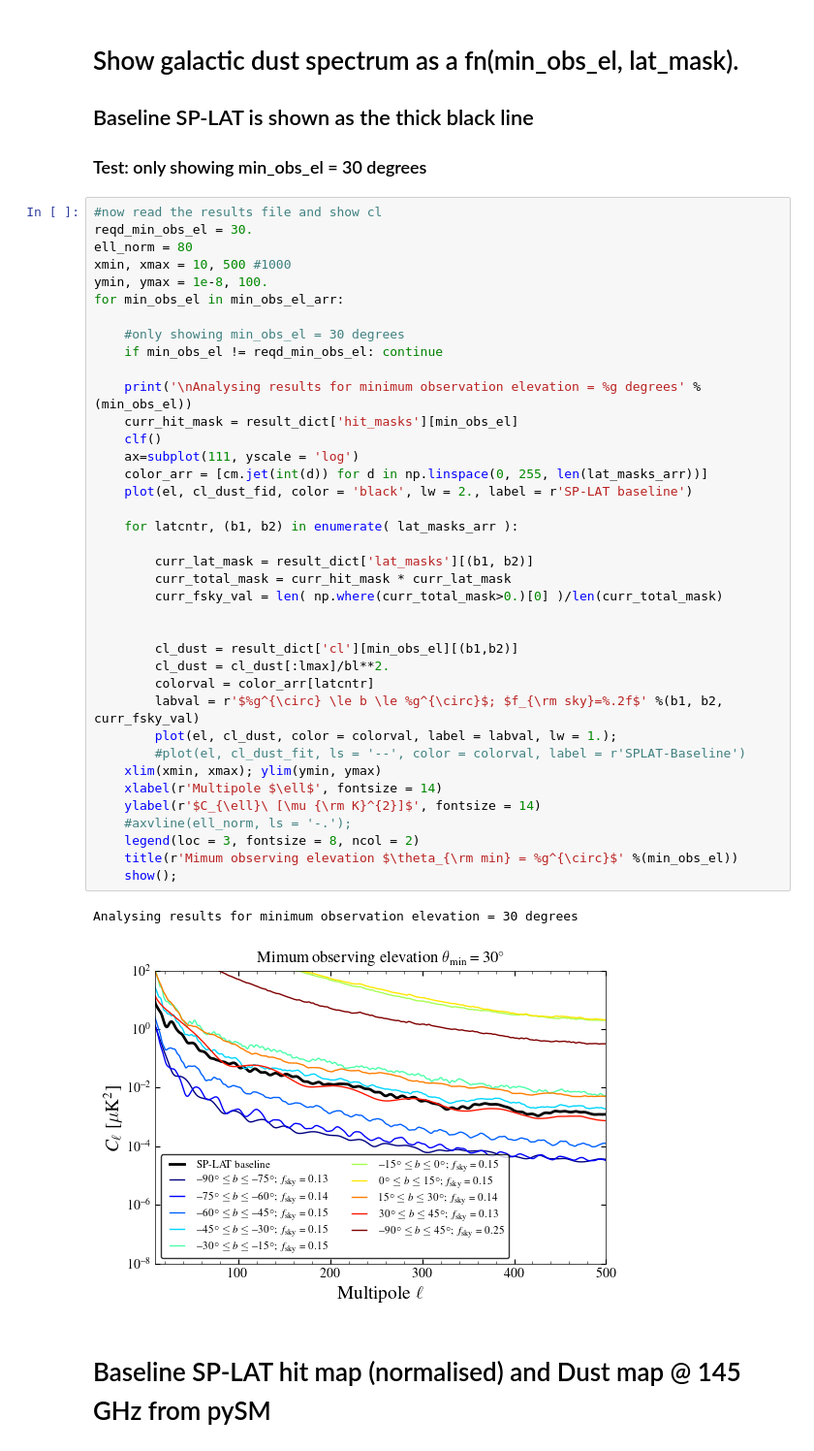
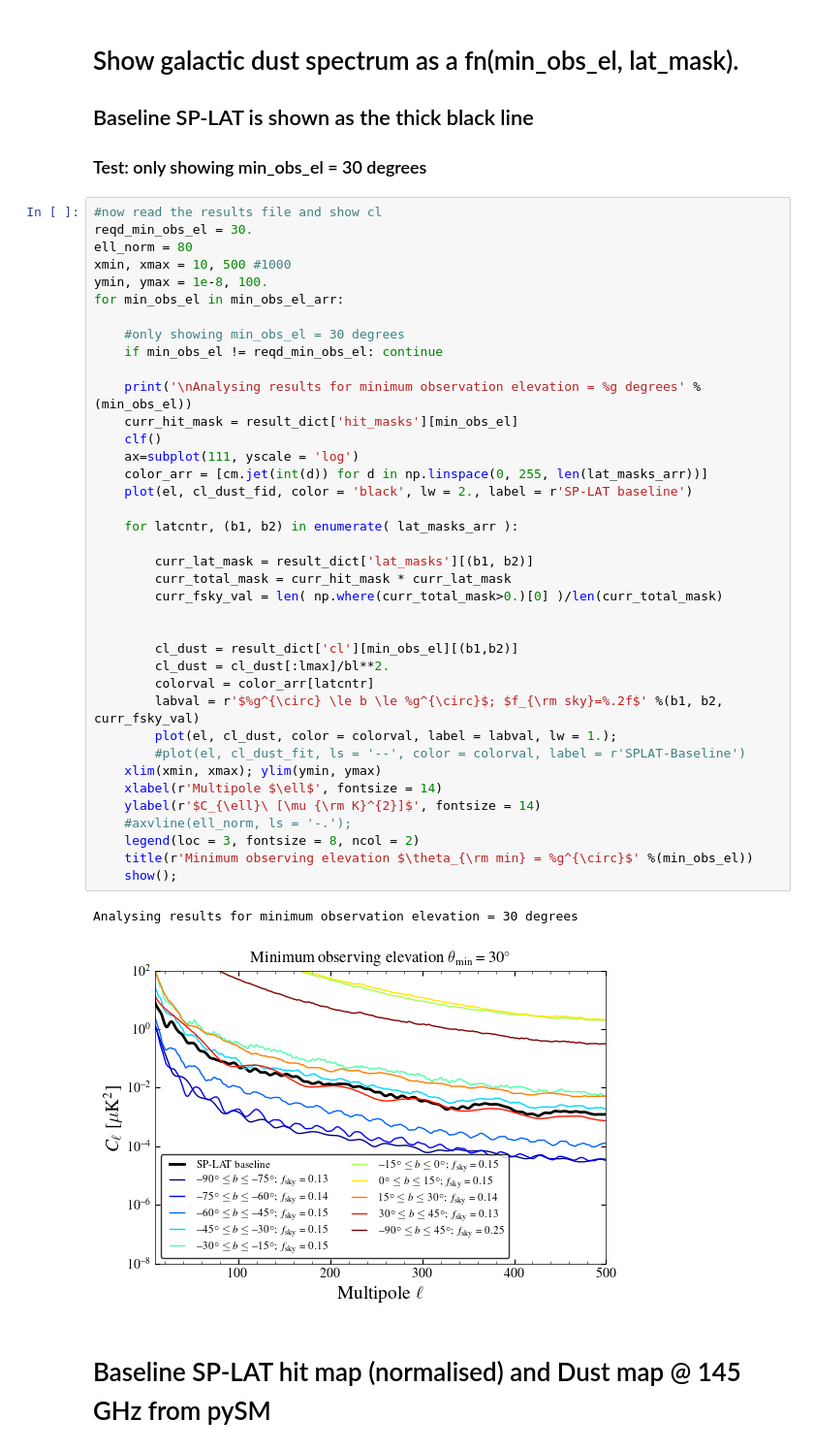
Before and after one commit to sriniraghunathan/cmbs4_minobsel_galcuts, a Jupyter notebook: analyse_results.ipynb, the cells around one changed output. Shown: that part at 97% size. Cells and saved outputs as stored; diff of their text form.

```diff
--- a/analyse_results.ipynb
+++ b/analyse_results.ipynb
@@ -68,35 +68,35 @@ for min_obs_el in min_obs_el_arr:
     if min_obs_el != reqd_min_obs_el: continue
 
     print('\nAnalysing results for minimum observation elevation = %g degrees' %(min_obs_el))
     curr_hit_mask = result_dict['hit_masks'][min_obs_el]
     clf()
     ax=subplot(111, yscale = 'log')
     color_arr = [cm.jet(int(d)) for d in np.linspace(0, 255, len(lat_masks_arr))]
     plot(el, cl_dust_fid, color = 'black', lw = 2., label = r'SP-LAT baseline')
 
     for latcntr, (b1, b2) in enumerate( lat_masks_arr ):
 
         curr_lat_mask = result_dict['lat_masks'][(b1, b2)]
         curr_total_mask = curr_hit_mask * curr_lat_mask
         curr_fsky_val = len( np.where(curr_total_mask>0.)[0] )/len(curr_total_mask)
 
 
         cl_dust = result_dict['cl'][min_obs_el][(b1,b2)]
         cl_dust = cl_dust[:lmax]/bl**2.
         colorval = color_arr[latcntr]
         labval = r'$%g^{\circ} \le b \le %g^{\circ}$; $f_{\rm sky}=%.2f$' %(b1, b2, curr_fsky_val)
         plot(el, cl_dust, color = colorval, label = labval, lw = 1.);
         #plot(el, cl_dust_fit, ls = '--', color = colorval, label = r'SPLAT-Baseline')
     xlim(xmin, xmax); ylim(ymin, ymax)
     xlabel(r'Multipole $\ell$', fontsize = 14)
     ylabel(r'$C_{\ell}\ [\mu {\rm K}^{2}]$', fontsize = 14)
     #axvline(ell_norm, ls = '-.');
     legend(loc = 3, fontsize = 8, ncol = 2)
-    title(r'Mimum observing elevation $\theta_{\rm min} = %g^{\circ}$' %(min_obs_el))
+    title(r'Minimum observing elevation $\theta_{\rm min} = %g^{\circ}$' %(min_obs_el))
     show();
 # %% [output]
 Analysing results for minimum observation elevation = 30 degrees
-[figure, old version]
+[figure, new version]
 # %% [markdown]
 # Baseline SP-LAT hit map (normalised) and Dust map @ 145 GHz from pySM
 # %%
```
Also changed, not shown: parts of 1 cell of this notebook.
